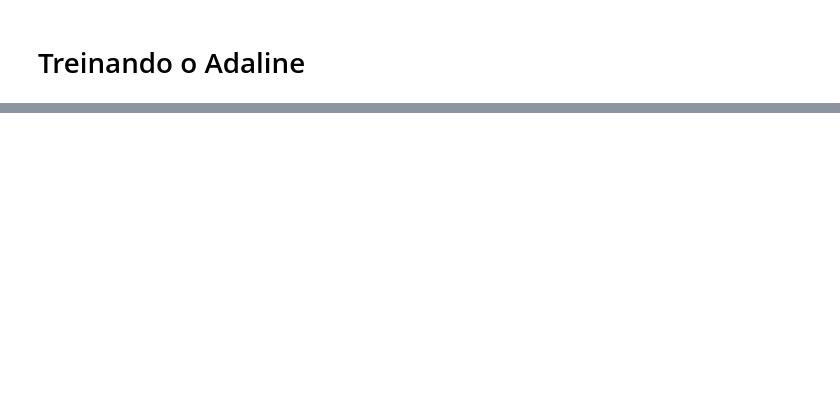
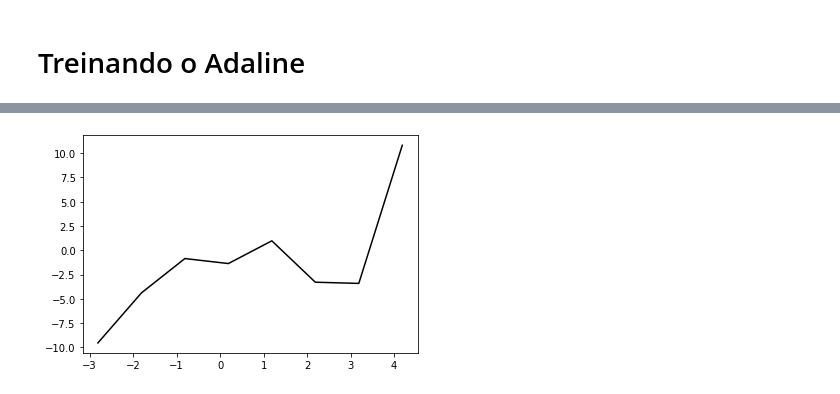
Before and after one commit to cacajr/RNA, a Jupyter notebook: exercises.ipynb, the cells around one changed output, grey strips where cells are left out. Cells and saved outputs as stored; diff of their text form; code cells hidden in the pictures; blank space fills up the shorter version.

```diff
--- a/exercises.ipynb
+++ b/exercises.ipynb
@@ -171,0 +208,4 @@ cls_adaline.fit(X_train, y_train) # caso queira usar os dados normalizados usar
+# %%
+from sklearn.model_selection import train_test_split
+
+X_train, X_test, y_train, y_test = train_test_split(X, y, test_size = 0.5)
@@ -171,0 +214,5 @@ cls_adaline.fit(X_train, y_train) # caso queira usar os dados normalizados usar
+# %%
+from sklearn.preprocessing import StandardScaler
+
+X_train_scaler = StandardScaler().fit_transform(X_train)
+X_train_scaler = pd.DataFrame(X_train_scaler, columns = X_train.columns) # convertendo para DF
@@ -172 +221,6 @@ cls_adaline.fit(X_train, y_train) # caso queira usar os dados normalizados usar
+# %%
+from adaline.adaline import Adaline
+
+cls_adaline = Adaline(eta=0.00001)
+cls_adaline.fit(X_train_scaler, y_train) # caso queira usar os dados normalizados usar o X_train_scaler
 # %% [markdown]
@@ -180,0 +228,16 @@ plt.show()
+# %%
+from matplotlib import pyplot as plt
+
+W = cls_adaline.get_weight()
+
+b = cls_adaline.get_bies()
+w_0 = W[0]
+w = W[1:]
+
+# x = X_train_scaler.values.squeeze()
+x = np.arange(X_train_scaler.min().values.min(), X_train_scaler.max().values.max())
+
+plt.plot(x, b + x * w, color = 'black')
+plt.show()
+# %% [output]
+[figure, added]
```
Also changed, not shown: parts of 24 cells of this notebook, 1 other file.
